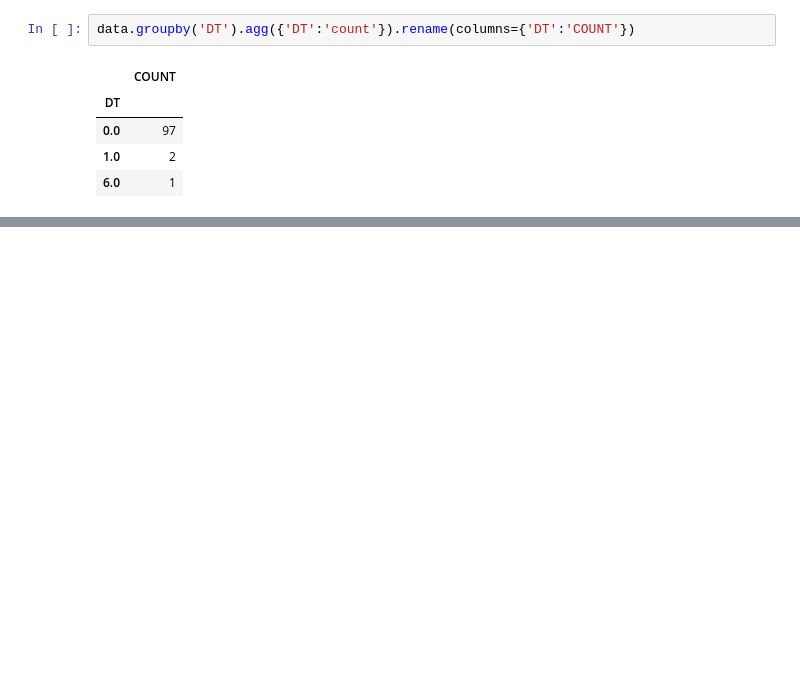
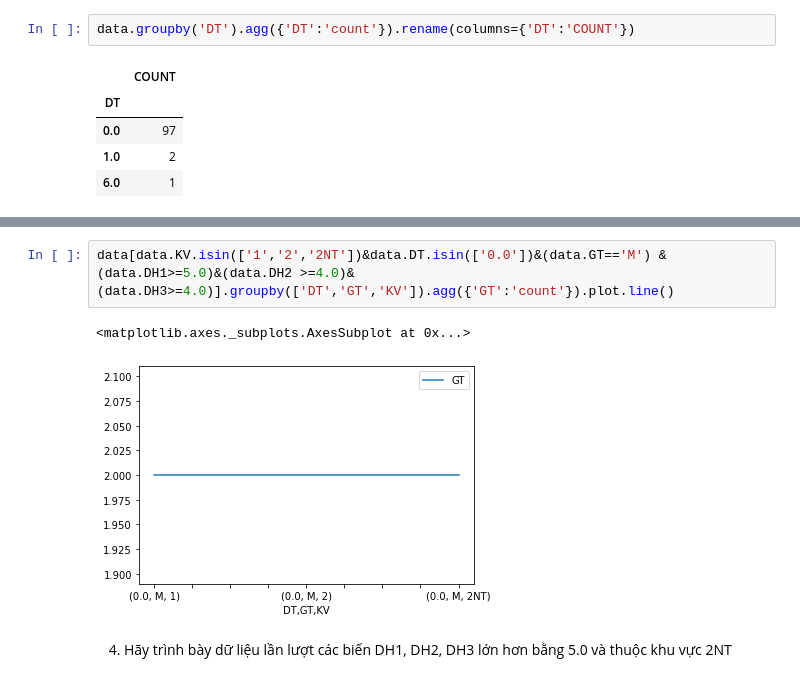
Before and after one commit to trinhvanypro1/-DataAnalystDeepLearning, a Jupyter notebook: Lab2.ipynb, the cells around one changed output, grey strips where cells are left out. Drawn from its saved outputs; the diff is of its cells as text; blank space fills up the shorter version.

Commit message:
Được tạo bằng Colaboratory

```diff
--- a/Lab2.ipynb
+++ b/Lab2.ipynb
@@ -171,0 +196,7 @@ data['DT'].hist()
+# %%
+data[data.KV.isin(['1','2','2NT'])&data.DT.isin(['0.0'])&(data.GT=='M') & (data.DH1>=5.0)&(data.DH2 >=4.0)&(data.DH3>=4.0)].groupby(['DT','GT','KV']).agg({'GT':'count'}).plot.line()
+# %% [output]
+<matplotlib.axes._subplots.AxesSubplot at 0x...>
+[figure, added]
+# %% [markdown]
+4. Hãy trình bày dữ liệu lần lượt các biến DH1, DH2, DH3 lớn hơn bằng 5.0 và thuộc khu vực 2NT
```
Also changed, not shown: parts of 11 cells of this notebook.
